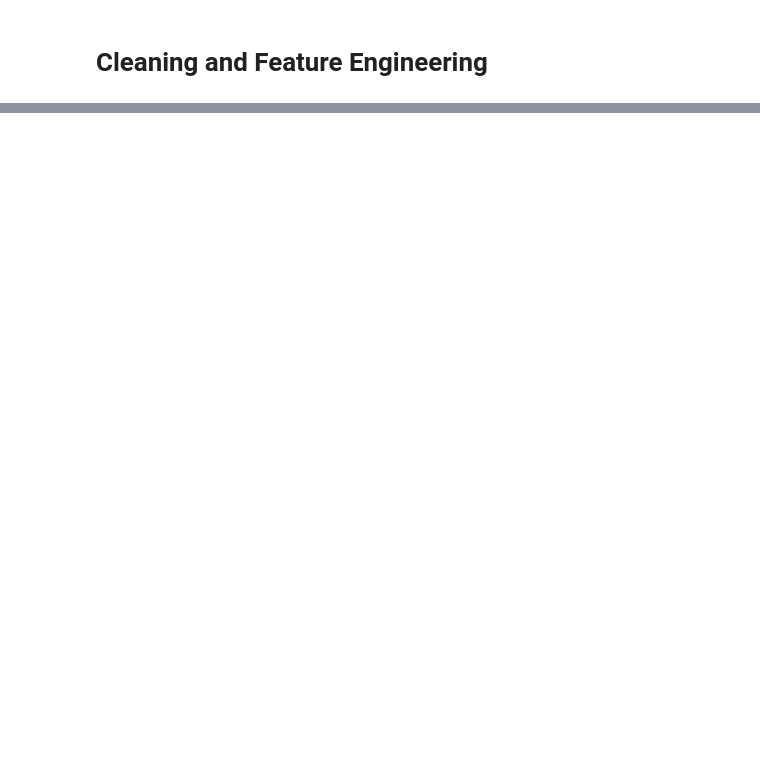
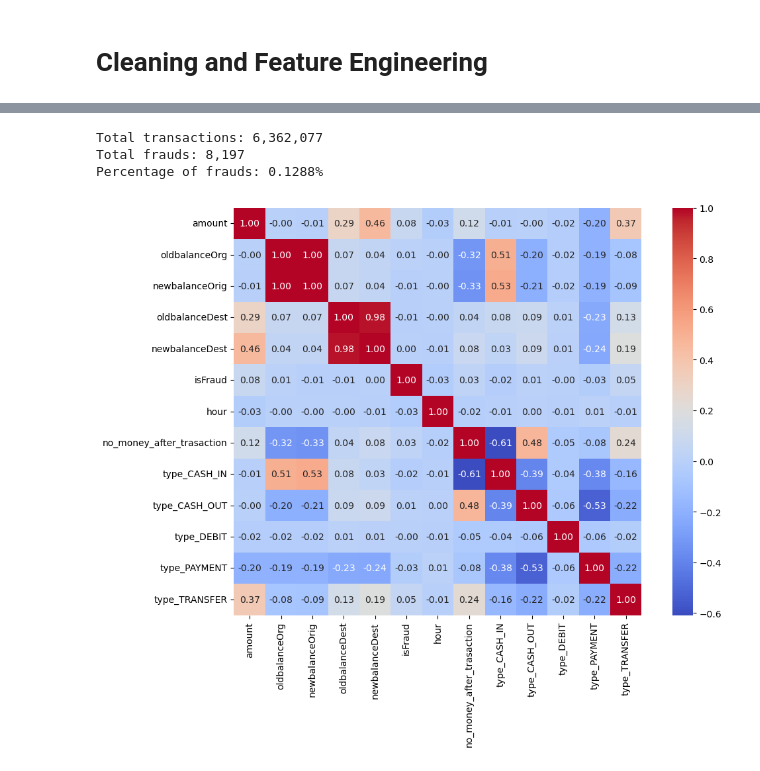
Before and after one commit to AndreNB1702/fraud-detection, a Jupyter notebook: analysis.ipynb, the cells around one changed output, grey strips where cells are left out. Cells and saved outputs as stored; diff of their text form; code cells hidden in the pictures; blank space fills up the shorter version.

```diff
--- a/analysis.ipynb
+++ b/analysis.ipynb
@@ -75,5 +64,7 @@ df = df.drop(['nameDest'], axis = 1)
 df = df.drop_duplicates()
 # %%
 df['hour'] = df['step'] % 24
+df = df.drop(['step'], axis=1)
 df['no_money_after_trasaction'] = (df['newbalanceOrig'] <= 1e-3).astype(int)
+df2 = df.copy()
 df = pd.get_dummies(df, columns=['type'], drop_first=False)
@@ -79,0 +82,19 @@ df = pd.get_dummies(df, columns=['type'], drop_first=False)
+# %%
+total_transactions = len(df)
+num_frauds = df['isFraud'].sum()
+percent_frauds = (num_frauds / total_transactions) * 100
+
+print(f"Total transactions: {total_transactions:,}")
+print(f"Total frauds: {num_frauds:,}")
+print(f"Percentage of frauds: {percent_frauds:.4f}%")
+# %% [output]
+Total transactions: 6,362,077
+Total frauds: 8,197
+Percentage of frauds: 0.1288%
+# %%
+corr = df.select_dtypes(include=['number']).corr()
+plt.figure(figsize=(12, 8))
+sns.heatmap(corr, annot=True, fmt=".2f", cmap='coolwarm', square=True)
+plt.show()
+# %% [output]
+[figure, added]
```
Also changed, not shown: parts of 8 cells of this notebook, 1 other file.
